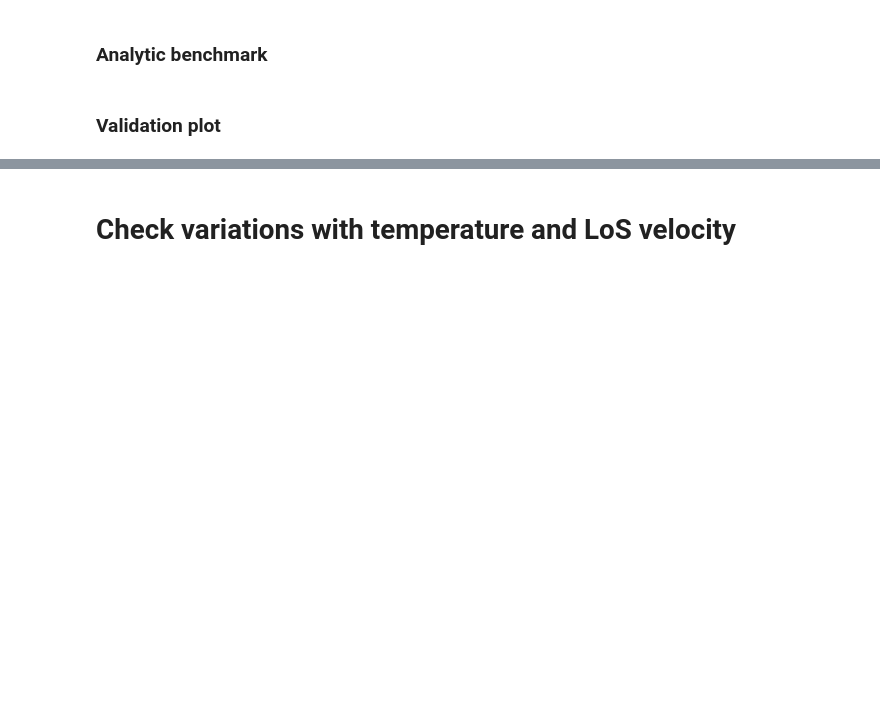
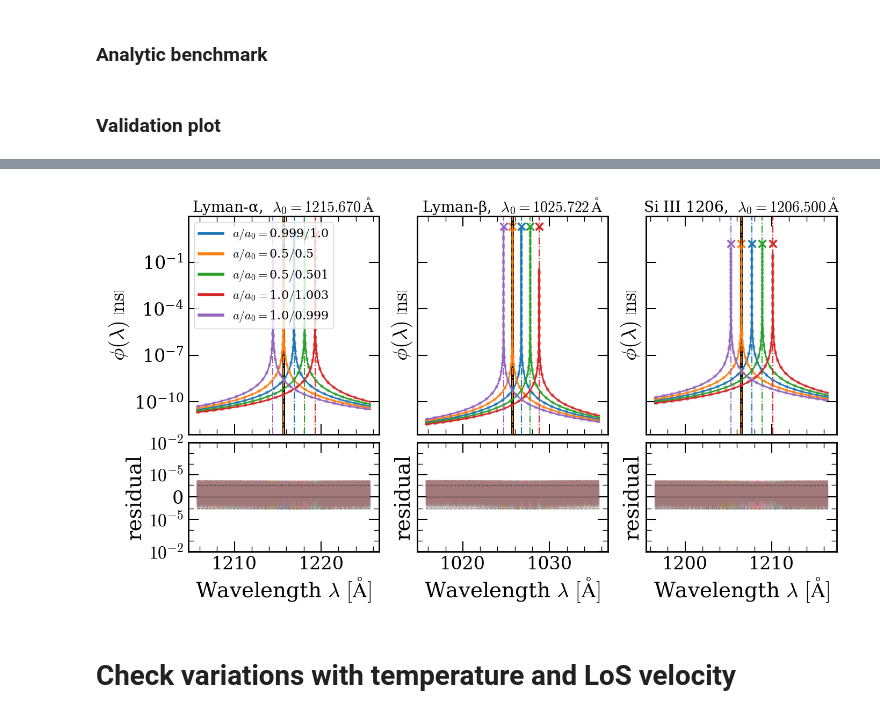
Before and after one commit to daniellopezcano/SkewerJAX, a Jupyter notebook: notebooks/line_profiles.ipynb, the cells around one changed output, grey strips where cells are left out. Saved outputs shown, nothing was run; the diff lists cells and outputs as text; code cells hidden in the pictures; blank space fills up the shorter version.

```diff
--- a/notebooks/line_profiles.ipynb
+++ b/notebooks/line_profiles.ipynb
@@ -204,0 +269,14 @@ plt.show()
+# %%
+gamma_GHz = line_bundle.A21_GHz / (4.0 * jnp.pi)
+
+lambdas_A_prime = line_profile.compute_lambda_prime(
+    wavelengths,
+    scale_factor_obs=scale_factor_obs,
+    scale_factor=quadri_vectors[:, 0],
+    LoS_velocity=jnp.zeros((line_bundle.n_lines, len(scale_factor_obs)))
+) # (N_lines, N_points, N_lambda)
+
+lambda0_A = jnp.asarray(line_bundle.lambda0_A)  # (N_lines,)
+nu_GHz = ((1.0 / lambdas_A_prime) - (1.0 / lambda0_A[:, None, None])) * phys.c * 10.0
+
+phi_analytic = Lorentzian(nu_GHz, gamma_GHz[:, None, None]) # (N_lines, N_points, N_lambda)
@@ -205,2 +285,87 @@ plt.show()
+# %%
+# Convert JAX arrays to NumPy for plotting
+lambdas_np = np.asarray(wavelengths)           # (N_lambda,)
+phi_np = np.asarray(phi_ns)                    # (N_lines, N_points, N_lambda)
+phi_analytic = np.asarray(phi_analytic)        # (N_lines, N_points, N_lambda)
+
+colors = np.array(plt.cm.get_cmap("tab10").colors[:phi_np.shape[1]])
+
+# Zoom around each line center [Angstrom]
+delta_lambda_A = 10.   # adjust to taste
+N_lines = line_bundle.n_lines
+
+fig, axes = plt.subplots(
+    nrows=2, ncols=N_lines,
+    figsize=(14, 8),
+    sharex='col',
+    sharey='row',
+    gridspec_kw=dict(height_ratios=[2, 1])
+)
+
+if N_lines == 1:
+    axes = axes.reshape(2, 1)
+
+for i_sp, (ax_main, ax_res, line) in enumerate(zip(axes[0], axes[1], line_bundle.lines)):
+
+    lambda0 = line.lambda0_A
+
+    mask = (lambdas_np >= lambda0 - delta_lambda_A) & (lambdas_np <= lambda0 + delta_lambda_A)
+    lam_win = lambdas_np[mask]
+
+    _lambda0 = line.lambda0_A
+    ax_main.axvline(_lambda0, color='k', linestyle="-", linewidth=3.5)
+
+    for i_point in range(phi_np.shape[1]):
+
+        _lambda0 = line.lambda0_A * scale_factor_obs[i_point] / quadri_vectors[i_point, 0]
+        ax_main.scatter(
+            np.array([_lambda0]),
+            np.array([4./line_bundle.lines[i_sp].A21_GHz]),
+            marker="x", color=colors[i_point], s=100, alpha=1.0
+        )
+        ax_main.axvline(_lambda0, color=colors[i_point], linestyle="-.", linewidth=1.5)
+
+        ax_main.plot(lam_win, phi_np[i_sp, i_point, mask], color=colors[i_point], linestyle='-', linewidth=2.0, label='SkewerJAX')
+        ax_main.plot(lam_win, phi_analytic[i_sp, i_point, mask], color=colors[i_point], linestyle=':', linewidth=4.0, alpha=0.6, label='Analytical')
+
+        residual = phi_np[i_sp, i_point, mask] / phi_analytic[i_sp, i_point, mask] - 1
+
+        ax_res.plot(lam_win, residual, color=colors[i_point], linestyle='-', linewidth=0.1, alpha=0.3)
+
+    ax_res.axhline(0.0, color="k", linewidth=1, alpha=0.5)
+    ax_res.fill_between(lam_win, -1e-6, 1e-6, color="grey", alpha=0.2)
+    ax_res.hlines(1e-6, xmin=lam_win[0], xmax=lam_win[-1], color="k", linewidth=1, linestyle='--', alpha=0.5)
+    ax_res.hlines(-1e-6, xmin=lam_win[0], xmax=lam_win[-1], color="k", linewidth=1, linestyle='--', alpha=0.5)
+
+    ax_res.set_xlabel(r"Wavelength $\lambda\ [\mathrm{\AA}]$")
+    ax_res.set_ylabel("residual")
+    ax_res.set_yscale("symlog", linthresh=1e-6)
+
+    major_ticks = [-1e-2, -1e-5, 0.0, 1e-5, 1e-2]
+    ax_res.set_yticks(major_ticks)
+    ax_res.yaxis.set_major_formatter(mpl.ticker.FuncFormatter(sjx.utils.plotting_tools.ten_power_formatter))
+    ax_res.yaxis.set_minor_formatter(mpl.ticker.NullFormatter())
+
+    ax_res.set_ylim(-1e-2, 1e-2)
+
+    ax_main.set_title(rf"{line.name},  $\lambda_0 = {line.lambda0_A:.3f}\,\mathrm{{\AA}}$", fontsize=20)
+    ax_main.set_yscale("log")
+    ax_main.set_ylabel(r"$\phi(\lambda)\; \left[\mathrm{ns}\right]$")
+
+# Legend different scale factor ratios (colors)
+handles = []
+for i_point in range(phi_np.shape[1]):
+    _a = str(quadri_vectors[i_point, 0])
+    _a0 = str(scale_factor_obs[i_point])
+    lbl = r"$a/a_0 = $" + _a + r"$/$" + _a0
+    handles.append(Line2D([0], [0], color=colors[i_point], lw=4, linestyle="-", label=lbl))
+axes[0, 0].legend(handles=handles, loc="upper left", fontsize=16, ncols=1)
+
+fig.tight_layout()
+fig.subplots_adjust(hspace=0.05, wspace=0.2)
+
+plt.show()
+# %% [output]
+[figure, added]
 # %% [markdown]
 # Check variations with temperature and LoS velocity
```
Also changed, not shown: parts of 30 cells of this notebook, 15 other files.
